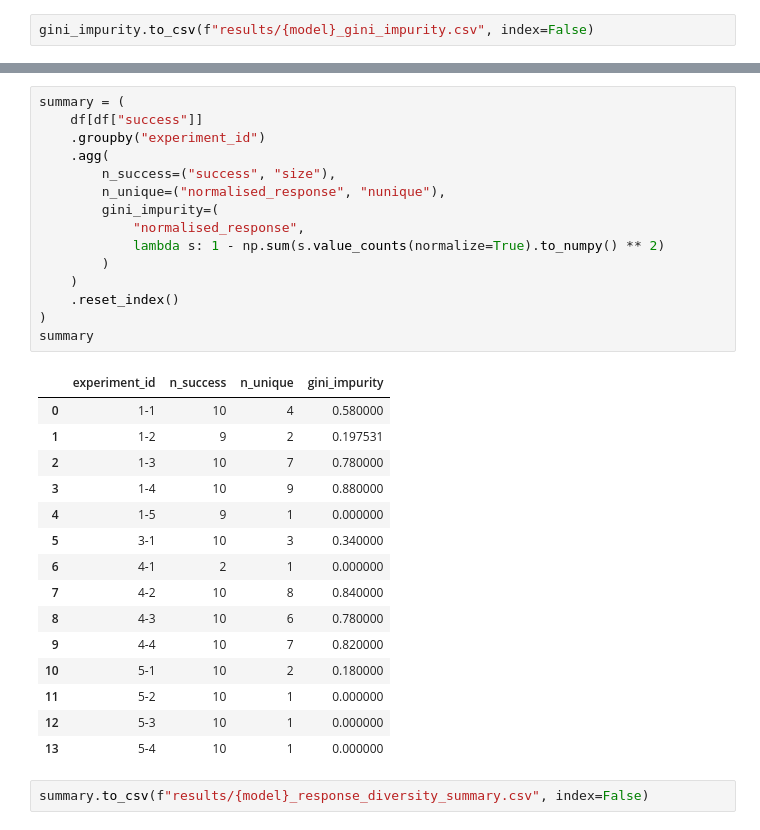
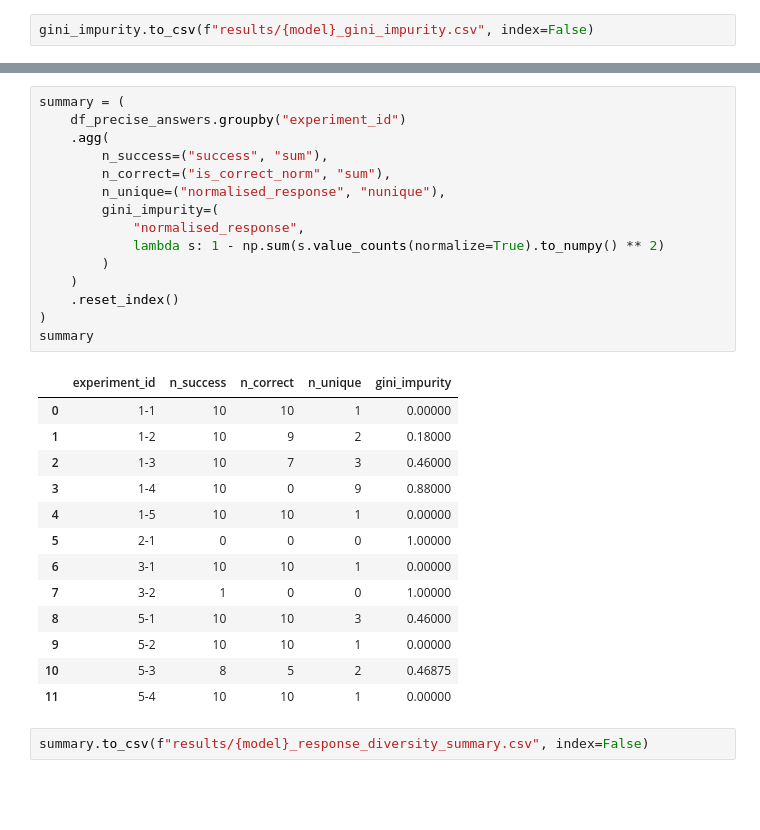
Before and after one commit to dracor-org/dracor-mcp-evaluation, a Jupyter notebook: 2026-JCLS-CDA-Documentation/04_autoEva/responses_analyser.ipynb, the cells around one changed output, grey strips where cells are left out. Saved outputs shown, nothing was run; the diff lists cells and outputs as text; blank space fills up the shorter version.

Commit message:
update diversity summary with n correct and remove open questions

```diff
--- a/2026-JCLS-CDA-Documentation/04_autoEva/responses_analyser.ipynb
+++ b/2026-JCLS-CDA-Documentation/04_autoEva/responses_analyser.ipynb
@@ -1219,34 +1273,32 @@ gini_impurity.to_csv(f"results/{model}_gini_impurity.csv", index=False)
 # %%
 summary = (
-    df[df["success"]]
-    .groupby("experiment_id")
+    df_precise_answers.groupby("experiment_id")
     .agg(
-        n_success=("success", "size"),
+        n_success=("success", "sum"),
+        n_correct=("is_correct_norm", "sum"),
         n_unique=("normalised_response", "nunique"),
         gini_impurity=(
             "normalised_response",
             lambda s: 1 - np.sum(s.value_counts(normalize=True).to_numpy() ** 2)
         )
     )
     .reset_index()
 )
 summary
 # %% [output]
-|  | experiment_id | n_success | n_unique | gini_impurity |
-| 0 | 1-1 | 10 | 4 | 0.580000 |
-| 1 | 1-2 | 9 | 2 | 0.197531 |
-| 2 | 1-3 | 10 | 7 | 0.780000 |
-| 3 | 1-4 | 10 | 9 | 0.880000 |
-| 4 | 1-5 | 9 | 1 | 0.000000 |
-| 5 | 3-1 | 10 | 3 | 0.340000 |
-| 6 | 4-1 | 2 | 1 | 0.000000 |
-| 7 | 4-2 | 10 | 8 | 0.840000 |
-| 8 | 4-3 | 10 | 6 | 0.780000 |
-| 9 | 4-4 | 10 | 7 | 0.820000 |
-| 10 | 5-1 | 10 | 2 | 0.180000 |
-| 11 | 5-2 | 10 | 1 | 0.000000 |
-| 12 | 5-3 | 10 | 1 | 0.000000 |
-| 13 | 5-4 | 10 | 1 | 0.000000 |
+|  | experiment_id | n_success | n_correct | n_unique | gini_impurity |
+| 0 | 1-1 | 10 | 10 | 1 | 0.00000 |
+| 1 | 1-2 | 10 | 9 | 2 | 0.18000 |
+| 2 | 1-3 | 10 | 7 | 3 | 0.46000 |
+| 3 | 1-4 | 10 | 0 | 9 | 0.88000 |
+| 4 | 1-5 | 10 | 10 | 1 | 0.00000 |
+| 5 | 2-1 | 0 | 0 | 0 | 1.00000 |
+| 6 | 3-1 | 10 | 10 | 1 | 0.00000 |
+| 7 | 3-2 | 1 | 0 | 0 | 1.00000 |
+| 8 | 5-1 | 10 | 10 | 3 | 0.46000 |
+| 9 | 5-2 | 10 | 10 | 1 | 0.00000 |
+| 10 | 5-3 | 8 | 5 | 2 | 0.46875 |
+| 11 | 5-4 | 10 | 10 | 1 | 0.00000 |
 # %%
 summary.to_csv(f"results/{model}_response_diversity_summary.csv", index=False)
 # %% [markdown]
```
Also changed, not shown: parts of 71 cells of this notebook, 2 other files.
